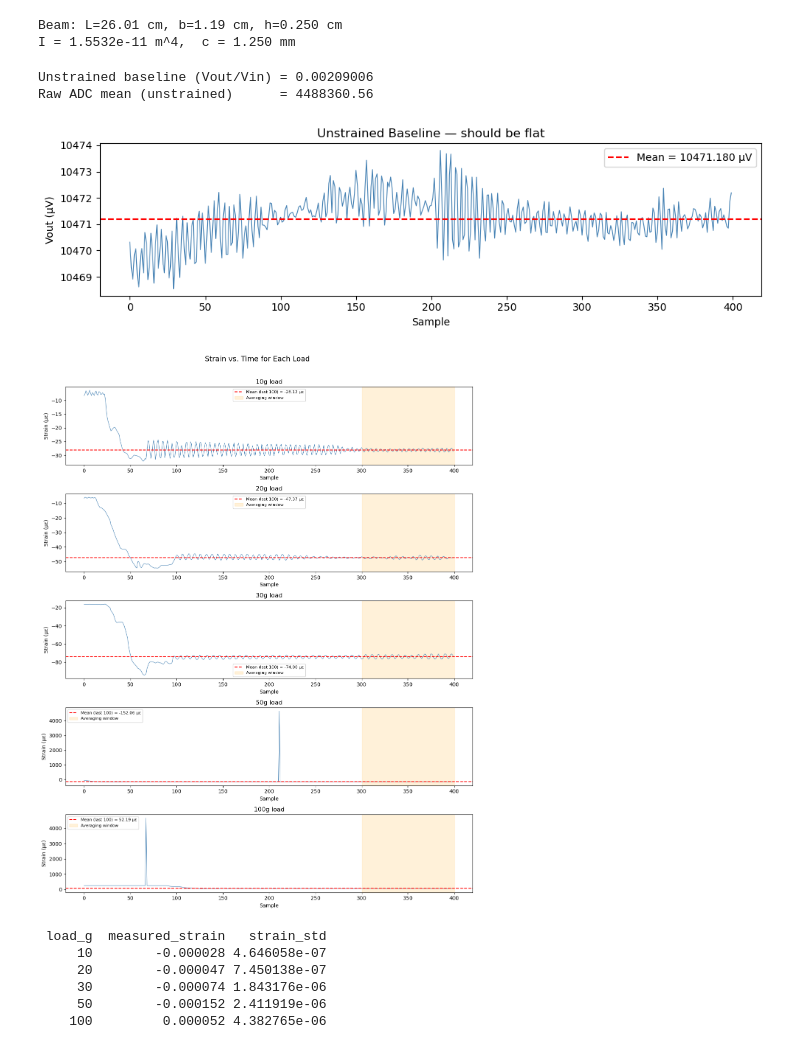
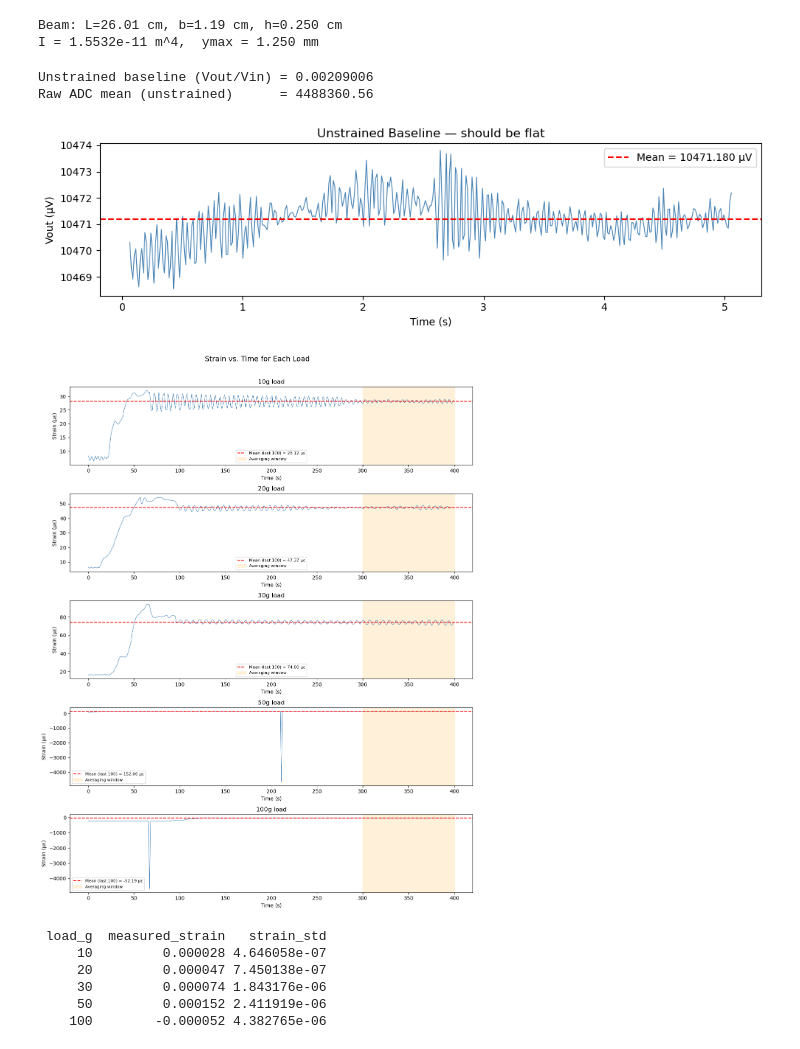
Before and after one commit to cmahoneyy/geng360-mahoney, a Jupyter notebook: Lab 4 - Beam/strain_post_processing.ipynb, the cells around one changed output. Cells and saved outputs as stored; diff of their text form; code cells hidden in the pictures.

```diff
--- a/Lab 4 - Beam/strain_post_processing.ipynb
+++ b/Lab 4 - Beam/strain_post_processing.ipynb
@@ -6,22 +10,21 @@ from scipy.stats import linregress
 
 %matplotlib inline
 # %%
-# ── Electrical ──────────────────────────────────────────────────────────────
 VCC         = 5.01          # Measured supply voltage (V)
-GF          = 2.11          # Gauge factor from Omega KFH-6-120-C1-11L1M2R spec sheet
+GF          = 2.11          # Gauge factor from spec sheet
 
-# ── Beam geometry (final corrected measurements from Mar 19) ─────────────────
+# Beam geometry
 L           = 10.24 * 0.0254        # Cantilever length: 10.24 in → meters
 b           = 0.47  * 0.0254        # Width: 0.47 in → meters
 h           = 0.0984 * 0.0254       # Height: 0.0984 in → meters
 E_psi       = 10_000_000            # Young's modulus (psi)
 E_pa        = E_psi * 6894.76       # Convert to Pascals
 
-# ── Derived geometry ─────────────────────────────────────────────────────────
+# Derived geometry
 I = (b * h**3) / 12                 # Second moment of area (m^4)
-c = h / 2                           # Distance from neutral axis to outer surface (m)
+ymax = h / 2                           # Distance from neutral axis to outer surface (m)
 
-# ── File paths — UPDATE these to match your actual file locations ─────────────
+# File paths
 DATA_DIR = "/Users/caroline/Desktop/geng360-mahoney/Lab 4 - Beam/"
 files = {
     0:   "no_strain.csv",
@@ -32,19 +35,19 @@ files = {
     100: "100g.csv",
 }
 
-print(f"Beam: L={L*100:.2f} cm, b={b*100:.2f} cm, h={h*100:.3f} cm")
-print(f"I = {I:.4e} m^4,  c = {c*1000:.3f} mm")
+print(f"Beam: L={L*100:.2f} cm, b={b*100:.2f} cm, h={h*100:.3f} cm") # .2f and .3f used to display a certain number of decimals. Multiplying by 100 converts from m to cm
+print(f"I = {I:.4e} m^4,  ymax = {ymax*1000:.3f} mm")
 # %% [output]
 Beam: L=26.01 cm, b=1.19 cm, h=0.250 cm
-I = 1.5532e-11 m^4,  c = 1.250 mm
+I = 1.5532e-11 m^4,  ymax = 1.250 mm
 # %%
-unstrained_raw = pd.read_csv(DATA_DIR + files[0])
+unstrained_raw = pd.read_csv(DATA_DIR + files[0]) # so we don't have to keep re-reading
 
 # Invert raw values (strain gauge mounted so values go negative under load)
-#unstrained_raw["strain (raw)"] = -unstrained_raw["strain (raw)"]
+# unstrained_raw["strain (raw)"] = -unstrained_raw["strain (raw)"]
 
 # Convert raw ADC → voltage
-unstrained_raw["vout"] = (unstrained_raw["strain (raw)"] / 128) * (VCC / 16_777_215)
+unstrained_raw["vout"] = (unstrained_raw["strain (raw)"] / 128) * (VCC / 16777215)
 
 # Baseline: average Vout/Vin when unstrained
 baseline_vout_over_vin = (unstrained_raw["vout"] / VCC).mean()
@@ -52,13 +55,13 @@ baseline_vout_over_vin = (unstrained_raw["vout"] / VCC).mean()
 print(f"Unstrained baseline (Vout/Vin) = {baseline_vout_over_vin:.8f}")
 print(f"Raw ADC mean (unstrained)      = {unstrained_raw['strain (raw)'].mean():.2f}")
 
-# Sanity plot — should be flat/noisy around a constant
-plt.figure(figsize=(10, 3))
-plt.plot(unstrained_raw["vout"] * 1e6, color="steelblue", linewidth=0.8)
+# Unstrained baseline plot — should be flat/noisy around a constant
+plt.figure(figsize=(10, 3)) # adjust width and height to accommodate wide range of sampes
+plt.plot(unstrained_raw["Times (us)"] / 1e6, unstrained_raw["vout"] * 1e6, color="steelblue", linewidth=0.8)
 plt.axhline(unstrained_raw["vout"].mean() * 1e6, color="red",
-            linestyle="--", label=f"Mean = {unstrained_raw['vout'].mean()*1e6:.3f} µV")
+            linestyle="--", label=f"Mean = {unstrained_raw['vout'].mean()*1e6:.3f} µV") # adds a horizontal line at the mean value of Vout, with a label showing the mean in microvolts
 plt.title("Unstrained Baseline — should be flat")
-plt.xlabel("Sample")
+plt.xlabel("Time (s)")
 plt.ylabel("Vout (µV)")
 plt.legend()
 plt.tight_layout()
@@ -66,7 +69,7 @@ plt.show()
 # %% [output]
 Unstrained baseline (Vout/Vin) = 0.00209006
 Raw ADC mean (unstrained)      = 4488360.56
-[figure, old version]
+[figure, new version]
 # %%
 loads_g = [10, 20, 30, 50, 100]
 results = []
@@ -74,53 +77,60 @@ results = []
 # Get unstrained mean from the already-loaded unstrained_raw
 unstrained_mean = unstrained_raw["strain (raw)"].mean()
 
+# Create subplots for each load
 fig, axes = plt.subplots(len(loads_g), 1, figsize=(12, 3 * len(loads_g)), sharex=False)
+# fig: whole window
+# axes: array of individual plots (one per load)
+# 1: number of columns (we want them stacked vertically)
+# 3 * len(loads_g): height of each subplot, multiplied by number of loads to get total figure height
+# sharex=False: allows each subplot to have its own x-axis
 
-for ax, load in zip(axes, loads_g):
+for ax, load in zip(axes, loads_g): # zip lets you loop through both axes and lods_g together
     # Load data — NO inversion
     df = pd.read_csv(DATA_DIR + files[load])
 
     # Compute Vr per sample using raw difference from baseline
     raw_diff = df["strain (raw)"] - unstrained_mean
-    df["vr"] = (raw_diff / 128) * (VCC / 16_777_215) / VCC   # ← divide by VCC here
+    df["vr"] = (raw_diff / 128) * (VCC / 16777215) / VCC   # ← divide by VCC here
 
     # Vr → Strain
-    df["strain"] = (-4 * df["vr"]) / (GF * (1 + 2 * df["vr"]))
+    df["strain"] = (4 * df["vr"]) / (GF * (1 + 2 * df["vr"])) # don't use a negative sign here. downward bending is positive strain
 
     # Use last 100 samples (most stable)
     mean_strain = df["strain"].tail(100).mean()
     std_strain  = df["strain"].tail(100).std()
 
     results.append({
         "load_g":          load,
         "measured_strain": mean_strain,
         "strain_std":      std_strain,
     })
 
     # Plot
     ax.plot(df["strain"] * 1e6, color="steelblue", linewidth=0.8)
-    ax.axhline(mean_strain * 1e6, color="red", linestyle="--",
-               label=f"Mean (last 100) = {mean_strain*1e6:.2f} µε")
-    ax.axvspan(len(df) - 100, len(df), alpha=0.15, color="orange", label="Averaging window")
+    ax.axhline(mean_strain * 1e6, color="red", linestyle="--", label=f"Mean (last 100) = {mean_strain*1e6:.2f} µε")
+        # horizontal line along mean strain value
+    ax.axvspan(len(df) - 100, len(df), alpha=0.15, color="orange", label="Averaging window") # highlights last 100 samples with a shaded area
     ax.set_title(f"{load}g load")
-    ax.set_xlabel("Sample")
+    ax.set_xlabel("Time (s)")
     ax.set_ylabel("Strain (µε)")
     ax.legend(fontsize=8)
 
 plt.suptitle("Strain vs. Time for Each Load", fontsize=14, y=1.01)
 plt.tight_layout()
 plt.show()
 
 results_df = pd.DataFrame(results)
-print(results_df.to_string(index=False))
+print(results_df.to_string(index=False)) # converts DataFrame to string for printing
+# index = False to hide the row numbers on the left side
 # %% [output]
-[figure, old version]
+[figure, new version]
  load_g  measured_strain   strain_std
-     10        -0.000028 4.646058e-07
-     20        -0.000047 7.450138e-07
-     30        -0.000074 1.843176e-06
-     50        -0.000152 2.411919e-06
-    100         0.000052 4.382765e-06
+     10         0.000028 4.646058e-07
+     20         0.000047 7.450138e-07
+     30         0.000074 1.843176e-06
+     50         0.000152 2.411919e-06
+    100        -0.000052 4.382765e-06
 # %%
 g_to_N = 9.81 / 1000   # grams-force → Newtons
 
```
Also changed, not shown: parts of 4 cells of this notebook.
